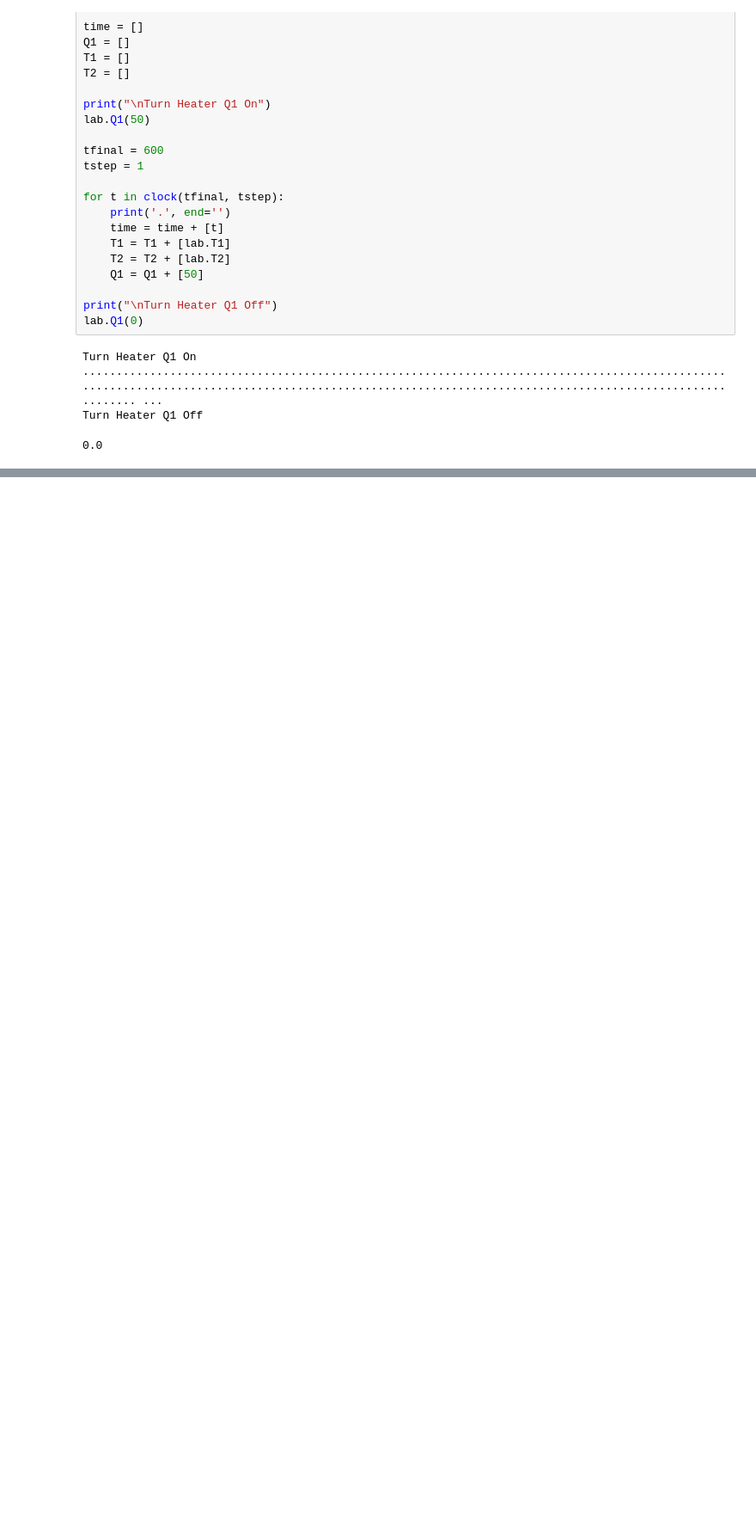
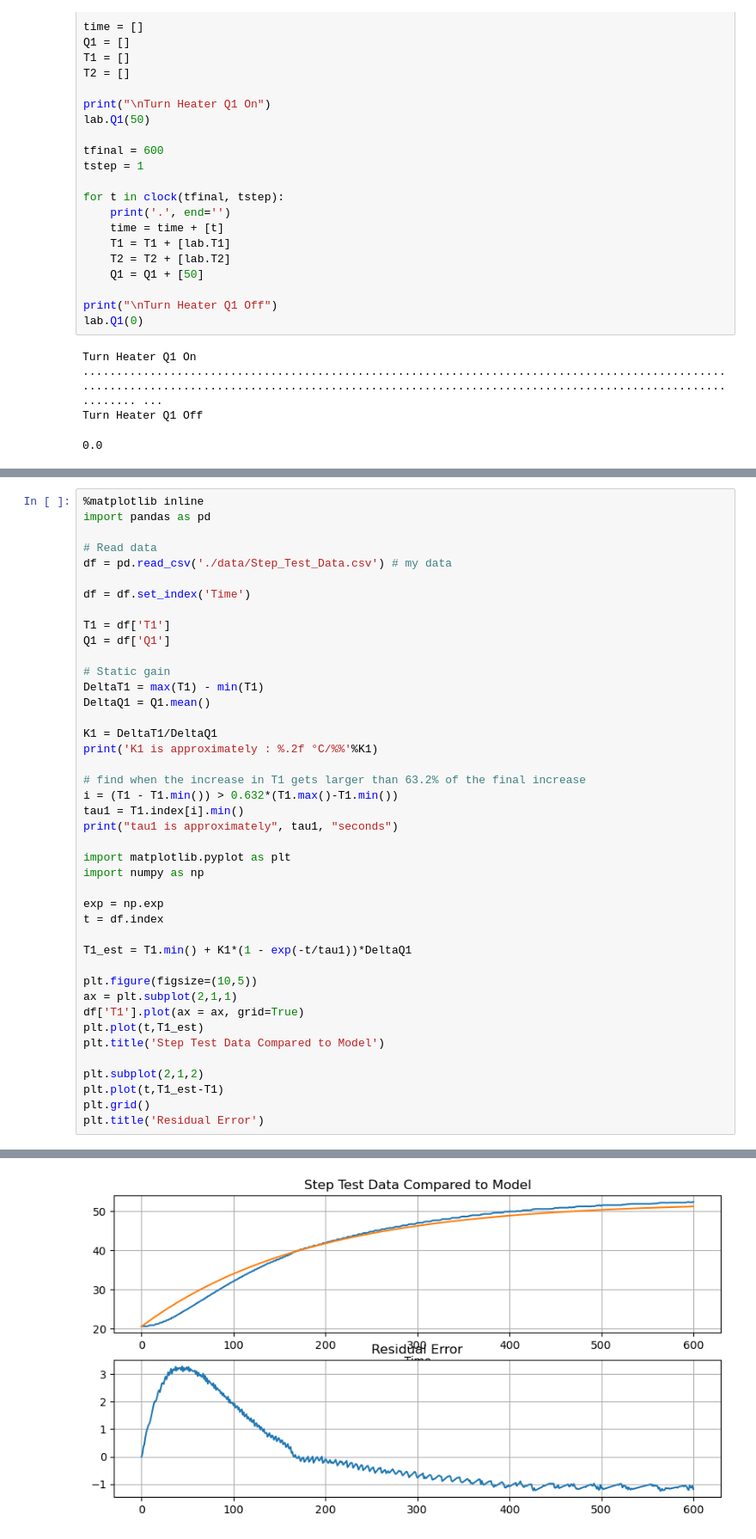
Before and after one commit to SizingLab/SystemsEngineeringIntroduction, a Jupyter notebook: notebook/06a_TD2_TCLab_IdentificationStep.ipynb, the cells around one changed output, grey strips where cells are left out. Shown: that part at 86% size. Saved outputs shown, nothing was run; the diff lists cells and outputs as text; blank space fills up the shorter version.

```diff
--- a/notebook/06a_TD2_TCLab_IdentificationStep.ipynb
+++ b/notebook/06a_TD2_TCLab_IdentificationStep.ipynb
@@ -230,0 +409,43 @@ df.to_csv('Step_Test_Data.csv')
+# %%
+%matplotlib inline
+import pandas as pd
+
+# Read data
+df = pd.read_csv('./data/Step_Test_Data.csv') # my data
+
+df = df.set_index('Time')
+
+T1 = df['T1']
+Q1 = df['Q1']
+
+# Static gain
+DeltaT1 = max(T1) - min(T1)
+DeltaQ1 = Q1.mean()
+
+K1 = DeltaT1/DeltaQ1
+print('K1 is approximately : %.2f °C/%%'%K1)
+
+# find when the increase in T1 gets larger than 63.2% of the final increase
+i = (T1 - T1.min()) > 0.632*(T1.max()-T1.min())
+tau1 = T1.index[i].min()
+print("tau1 is approximately", tau1, "seconds")
+
+import matplotlib.pyplot as plt
+import numpy as np
+
+exp = np.exp
+t = df.index
+
+T1_est = T1.min() + K1*(1 - exp(-t/tau1))*DeltaQ1
+
+plt.figure(figsize=(10,5))
+ax = plt.subplot(2,1,1)
+df['T1'].plot(ax = ax, grid=True)
+plt.plot(t,T1_est)
+plt.title('Step Test Data Compared to Model')
+
+plt.subplot(2,1,2)
+plt.plot(t,T1_est-T1)
+plt.grid()
+plt.title('Residual Error')
+# %% [output]
@@ -230,0 +455 @@ df.to_csv('Step_Test_Data.csv')
+[figure, added]
```
Also changed, not shown: parts of 41 cells of this notebook, 9 other files.
